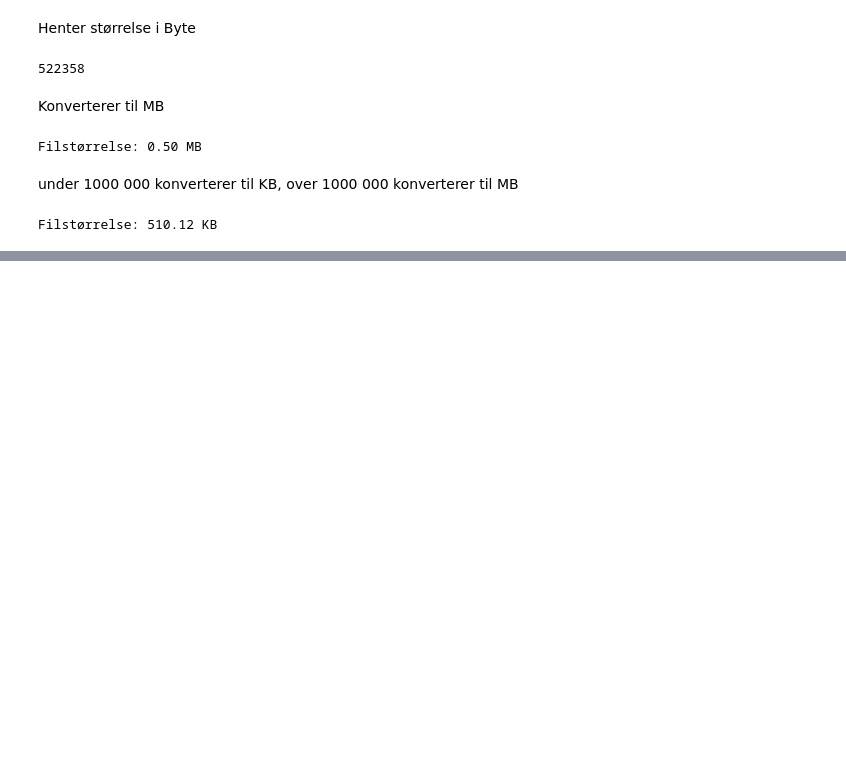
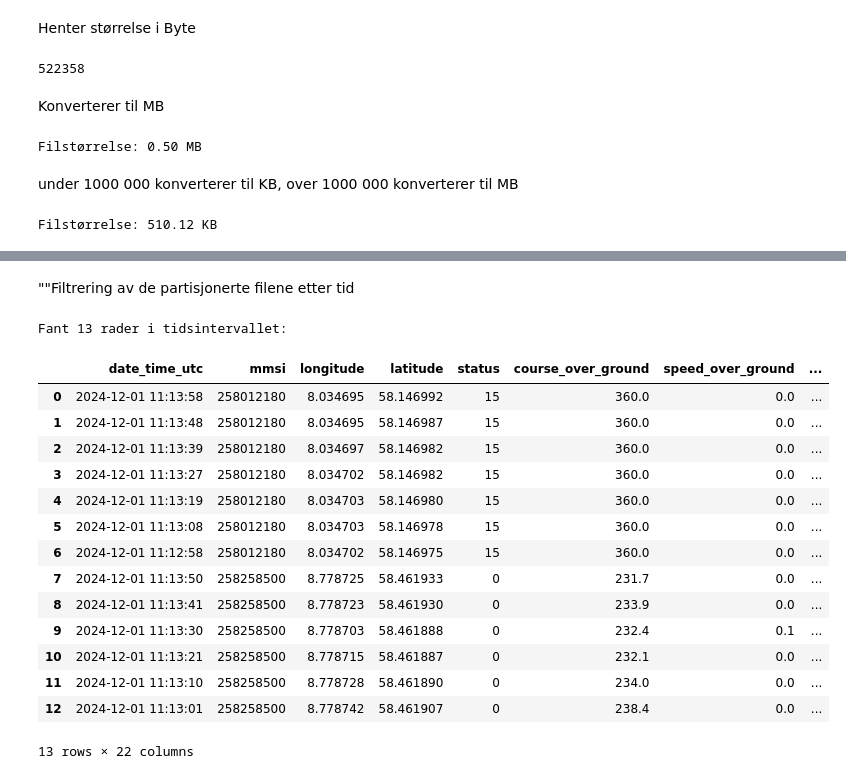
Before and after one commit to kartAI/kaidata_geolake, a Jupyter notebook: Johanne/DuckDB-B1.ipynb, the cells around one changed output, grey strips where cells are left out. Cells and saved outputs as stored; diff of their text form; code cells hidden in the pictures; blank space fills up the shorter version.

Commit message:
nedlasting av filtrert fil

```diff
--- a/Johanne/DuckDB-B1.ipynb
+++ b/Johanne/DuckDB-B1.ipynb
@@ -360,0 +387,73 @@ Nedlasting av filtrert fil
+# %% [markdown]
+""Filtrering av de partisjonerte filene etter tid
+# %%
+# Opprett DuckDB-tilkobling
+con = duckdb.connect()
+
+# Definer tidsintervallet
+start_time = "2024-12-01 11:12:51"
+end_time = "2024-12-01 11:14:00"
+
+# SQL-spørring for å filtrere data basert på tidspunkt
+query = f"""
+    SELECT *
+    FROM read_parquet('/Users/johannehaakenstad/Bachelor-Filer/Github-KartAI/Johanne/data/PartisjonertDataTimer/partitioned_11.parquet')
+    WHERE CAST(date_time_utc AS TIMESTAMP)
+    BETWEEN TIMESTAMP '{start_time}' AND TIMESTAMP '{end_time}'
+"""
+
+# Utfør spørringen og hent dataen
+filtered_data = con.execute(query).fetchdf()
+
+# Lukk tilkoblingen
+con.close()
+
+
+# Sjekk om vi fikk noen rader
+if filtered_data.empty:
+    print("Ingen data funnet i det spesifiserte tidsintervallet.")
+else:
+    print(f"Fant {len(filtered_data)} rader i tidsintervallet:")
+    display(filtered_data)  # Viser hele den filtrerte tabellen
+
+    # Sjekk om datasettet inneholder 'latitude' og 'longitude'
+    if "latitude" in filtered_data.columns and "longitude" in filtered_data.columns:
+        avg_lat = filtered_data["latitude"].mean()
+        avg_lon = filtered_data["longitude"].mean()
+
+        # Lag et Folium-kart med gjennomsnittlig senterpunkt
+        m = folium.Map(location=[avg_lat, avg_lon], zoom_start=10)
+
+        # Legg til punktene i kartet
+        for _, row in filtered_data.iterrows():
+            lat, lon = row["latitude"], row["longitude"]
+            if not pd.isna(lat) and not pd.isna(lon):  # Sjekk at verdiene ikke er NaN
+                ship_name = row.get("ship_name", "Ukjent skip")  # Erstatt med riktig kolonnenavn for skipets navn
+                popup_text = f"Timestamp: {row['date_time_utc']}<br>Ship: {ship_name}"
+
+                folium.Marker(
+                    location=[lat, lon],
+                    popup=popup_text,
+                ).add_to(m)
+
+        # Vis kartet
+        display(m)
+    else:
+        print("Ingen 'latitude'/'longitude'-kolonner funnet i datasettet.")
+# %% [output]
+Fant 13 rader i tidsintervallet:
+|  | date_time_utc | mmsi | longitude | latitude | status | course_over_ground | speed_over_ground | ... |
+| 0 | 2024-12-01 11:13:58 | 258012180 | 8.034695 | 58.146992 | 15 | 360.0 | 0.0 | ... |
+| 1 | 2024-12-01 11:13:48 | 258012180 | 8.034695 | 58.146987 | 15 | 360.0 | 0.0 | ... |
+| 2 | 2024-12-01 11:13:39 | 258012180 | 8.034697 | 58.146982 | 15 | 360.0 | 0.0 | ... |
+| 3 | 2024-12-01 11:13:27 | 258012180 | 8.034702 | 58.146982 | 15 | 360.0 | 0.0 | ... |
+| 4 | 2024-12-01 11:13:19 | 258012180 | 8.034703 | 58.146980 | 15 | 360.0 | 0.0 | ... |
+| 5 | 2024-12-01 11:13:08 | 258012180 | 8.034703 | 58.146978 | 15 | 360.0 | 0.0 | ... |
+| 6 | 2024-12-01 11:12:58 | 258012180 | 8.034702 | 58.146975 | 15 | 360.0 | 0.0 | ... |
+| 7 | 2024-12-01 11:13:50 | 258258500 | 8.778725 | 58.461933 | 0 | 231.7 | 0.0 | ... |
+| 8 | 2024-12-01 11:13:41 | 258258500 | 8.778723 | 58.461930 | 0 | 233.9 | 0.0 | ... |
+| 9 | 2024-12-01 11:13:30 | 258258500 | 8.778703 | 58.461888 | 0 | 232.4 | 0.1 | ... |
+| 10 | 2024-12-01 11:13:21 | 258258500 | 8.778715 | 58.461887 | 0 | 232.1 | 0.0 | ... |
+| 11 | 2024-12-01 11:13:10 | 258258500 | 8.778728 | 58.461890 | 0 | 234.0 | 0.0 | ... |
+| 12 | 2024-12-01 11:13:01 | 258258500 | 8.778742 | 58.461907 | 0 | 238.4 | 0.0 | ... |
+13 rows × 22 columns
```
Also changed, not shown: parts of 12 cells of this notebook, 2 other files.
